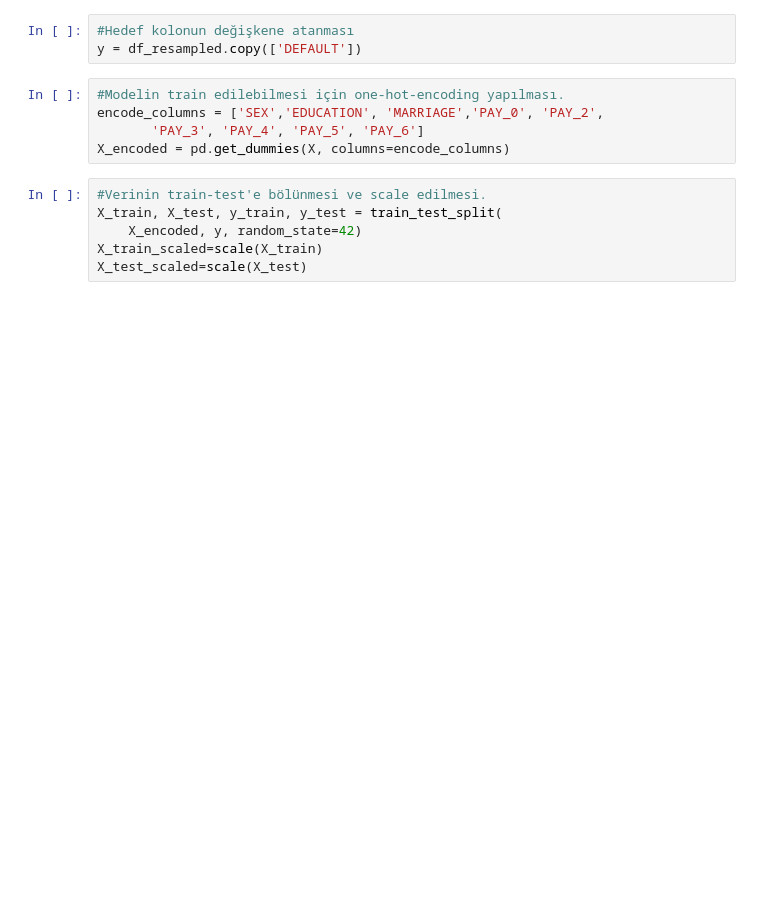
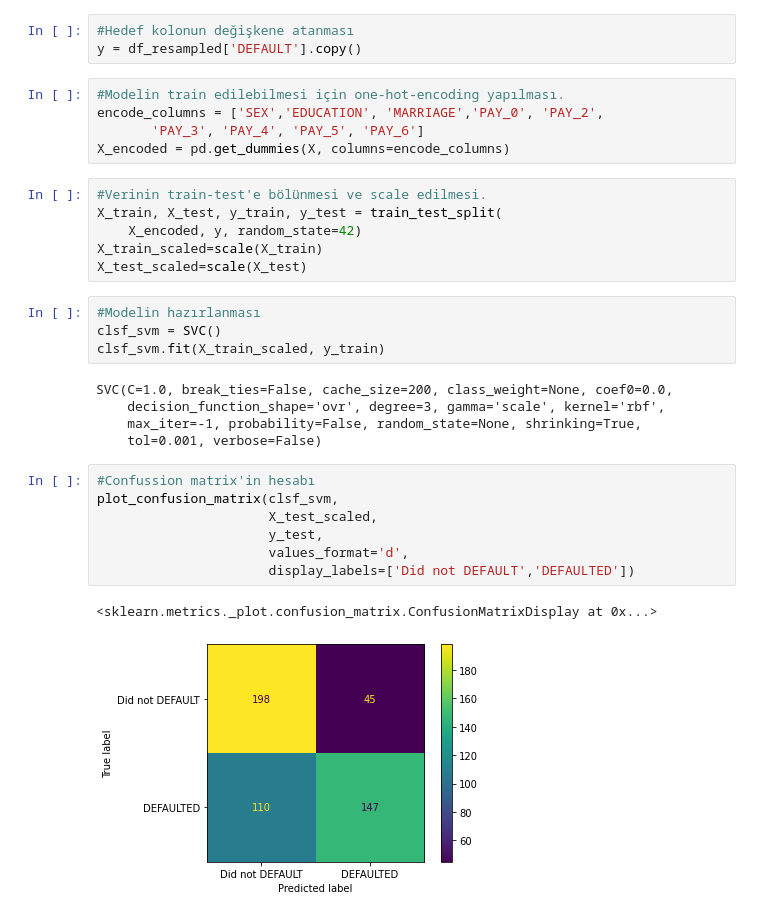
Before and after one commit to emrullahozkilinc/machine-learning, a Jupyter notebook: svm_statquest.ipynb, the cells around one changed output. Cells and saved outputs as stored; diff of their text form; blank space fills up the shorter version.

```diff
--- a/svm_statquest.ipynb
+++ b/svm_statquest.ipynb
@@ -104,6 +106,6 @@ X.head()
 # %%
 #Hedef kolonun değişkene atanması
-y = df_resampled.copy(['DEFAULT'])
+y = df_resampled['DEFAULT'].copy()
 # %%
 #Modelin train edilebilmesi için one-hot-encoding yapılması.
 encode_columns = ['SEX','EDUCATION', 'MARRIAGE','PAY_0', 'PAY_2',
@@ -115,3 +117,22 @@ X_train, X_test, y_train, y_test = train_test_split(
     X_encoded, y, random_state=42)
 X_train_scaled=scale(X_train)
 X_test_scaled=scale(X_test)
+# %%
+#Modelin hazırlanması
+clsf_svm = SVC()
+clsf_svm.fit(X_train_scaled, y_train)
+# %% [output]
+SVC(C=1.0, break_ties=False, cache_size=200, class_weight=None, coef0=0.0,
+    decision_function_shape='ovr', degree=3, gamma='scale', kernel='rbf',
+    max_iter=-1, probability=False, random_state=None, shrinking=True,
+    tol=0.001, verbose=False)
+# %%
+#Confussion matrix'in hesabı
+plot_confusion_matrix(clsf_svm,
+                      X_test_scaled,
+                      y_test,
+                      values_format='d',
+                      display_labels=['Did not DEFAULT','DEFAULTED'])
+# %% [output]
+<sklearn.metrics._plot.confusion_matrix.ConfusionMatrixDisplay at 0x...>
+[figure, added]
```
Also changed, not shown: parts of 12 cells of this notebook.
